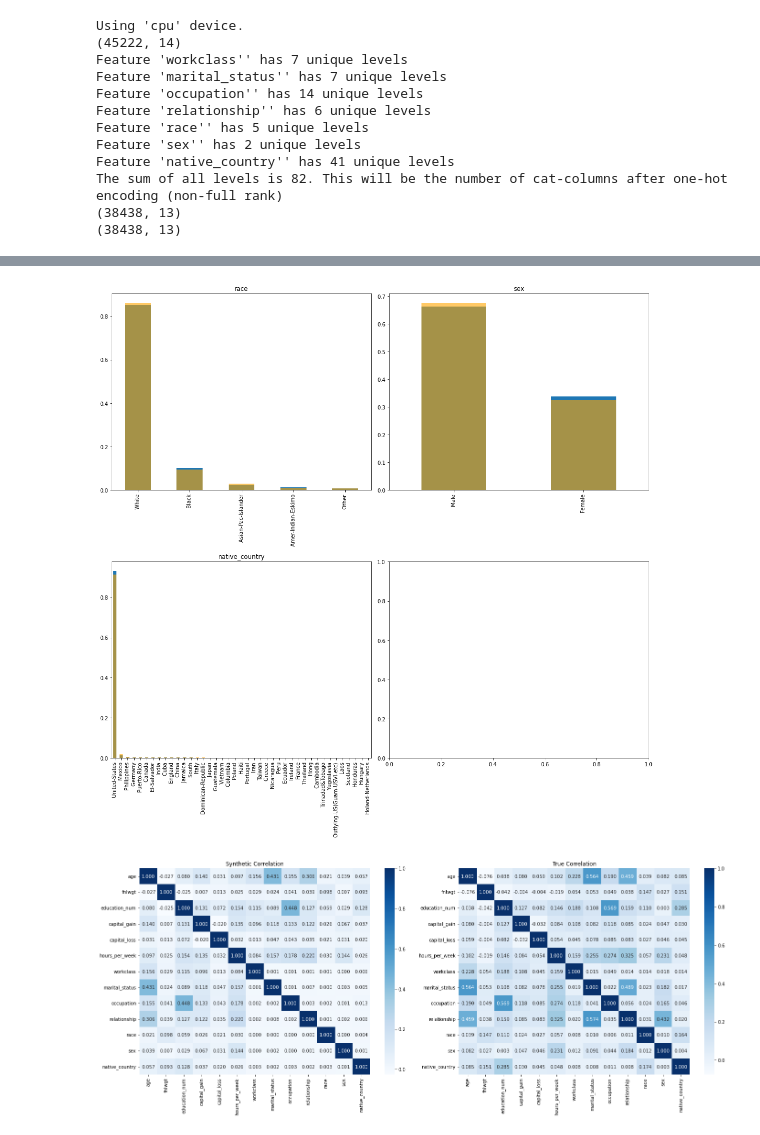
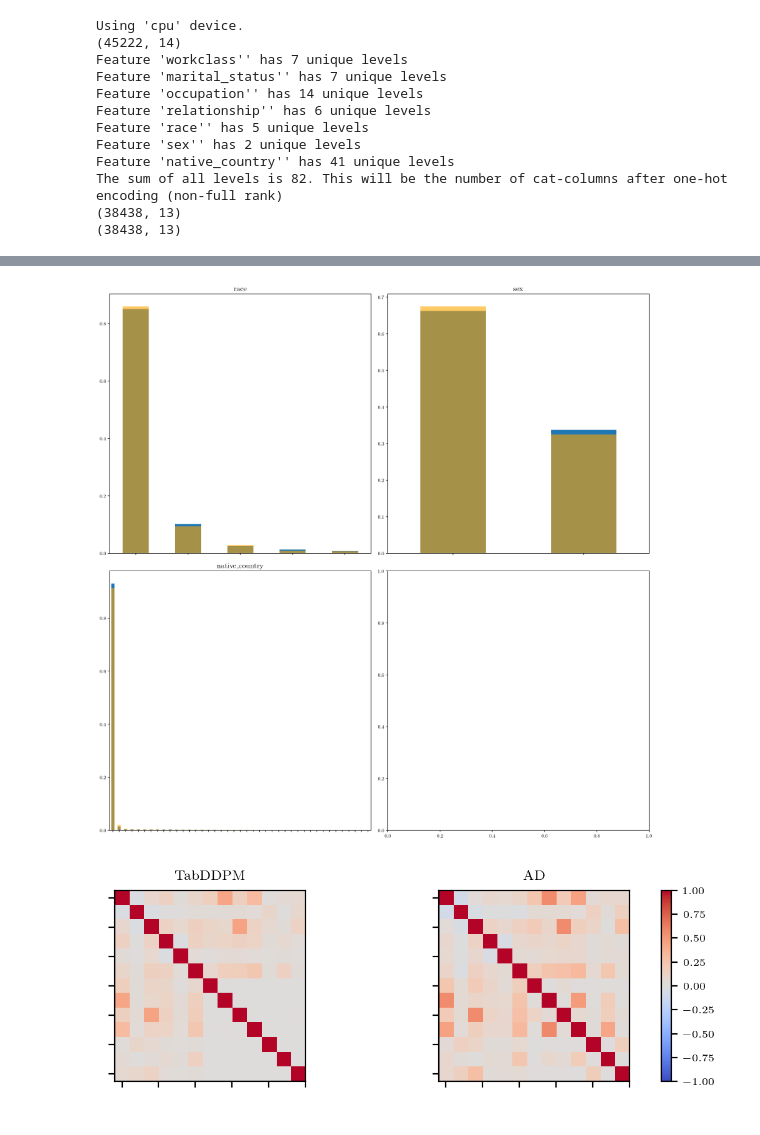
Before and after one commit to alexaoh/tabular-diffusion-for-counterfactuals, a Jupyter notebook: investigate_synthetic_data.ipynb, the cells around one changed output, grey strips where cells are left out. Saved outputs shown, nothing was run; the diff lists cells and outputs as text; code cells hidden in the pictures.

```diff
--- a/investigate_synthetic_data.ipynb
+++ b/investigate_synthetic_data.ipynb
@@ -10,8 +10,13 @@ from torchinfo import summary
 
 import numpy as np
 import pandas as pd
+
+# Custom styles and sizing for matplotlib.
 import matplotlib.pyplot as plt
 import seaborn as sns
+plt.style.use("tex.mplstyle")
+from plotting.plotting_utils import set_size
+
 from sklearn import metrics # plot_roc_curve.
 
 from Data import Data, CustomDataset, ToTensor
@@ -170,9 +176,10 @@ for idx, ax in enumerate(axs, start = 4):
     (synthetic_samples[categorical_features[idx]].value_counts()/synthetic_samples.shape[0]).plot(kind='bar', ax = ax)
     (adult_data[categorical_features[idx]].value_counts()/adult_data.shape[0]).plot(kind='bar', ax = ax, color = "orange", alpha = 0.6)
     ax.title.set_text(categorical_features[idx])
+    ax.xaxis.set_ticklabels([])
 plt.tight_layout()
 # %% [output]
-[figure, old version]
+[figure, new version]
 # %%
 # Calculate correlations between categorical variables
 # using Theil's U statistic.
@@ -192,12 +199,18 @@ true_corr = associations(adult2, nominal_columns=categorical_features,
             numerical_columns=numerical_features, nom_nom_assoc='theil',
             num_num_assoc='pearson', compute_only = True)["corr"]
 # %%
-# plot:
-fig, ax = plt.subplots(1,2, figsize=(20,8))
-sns.heatmap(synthetic_corr, annot = True, fmt = ".3f", ax = ax[0], cmap = "Blues")
-ax[0].set_title("Synthetic Correlation")
-sns.heatmap(true_corr, annot = True, fmt = ".3f", ax = ax[1], cmap = "Blues")
-ax[1].set_title("True Correlation")
-plt.tight_layout()
+# plot correlations between -1 and 1.
+fig, ax = plt.subplots(1,2, figsize = set_size(subplots = (1,2)))
+ax[0].imshow(synthetic_corr, cmap = sns.color_palette("coolwarm", as_cmap=True), vmin = -1, vmax = 1)
+ax[0].set_title("TabDDPM")
+ax[0].xaxis.set_ticklabels([])
+ax[0].yaxis.set_ticklabels([])
+im = ax[1].imshow(true_corr, cmap = sns.color_palette("coolwarm", as_cmap=True), vmin = -1, vmax = 1)
+ax[1].set_title("AD")
+ax[1].xaxis.set_ticklabels([])
+ax[1].yaxis.set_ticklabels([])
+fig.colorbar(im, ax=ax.ravel().tolist())
+#plt.tight_layout()
+plt.savefig("plots/AD/TabDDPM_Corr_AD.pdf", format="pdf", bbox_inches = "tight")
 # %% [output]
-[figure, old version]
+[figure, new version]
```
Also changed, not shown: parts of 13 cells of this notebook, 18 other files.
